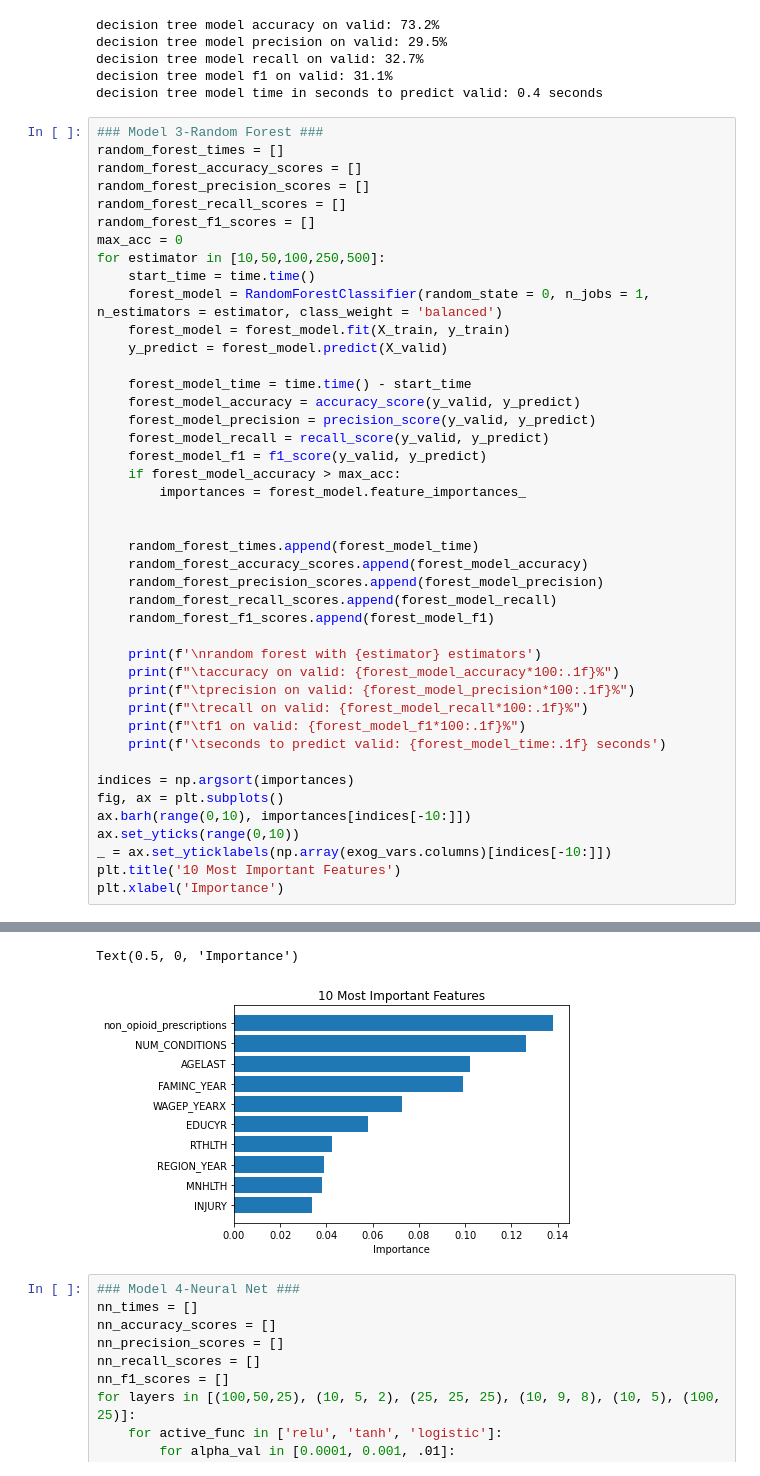
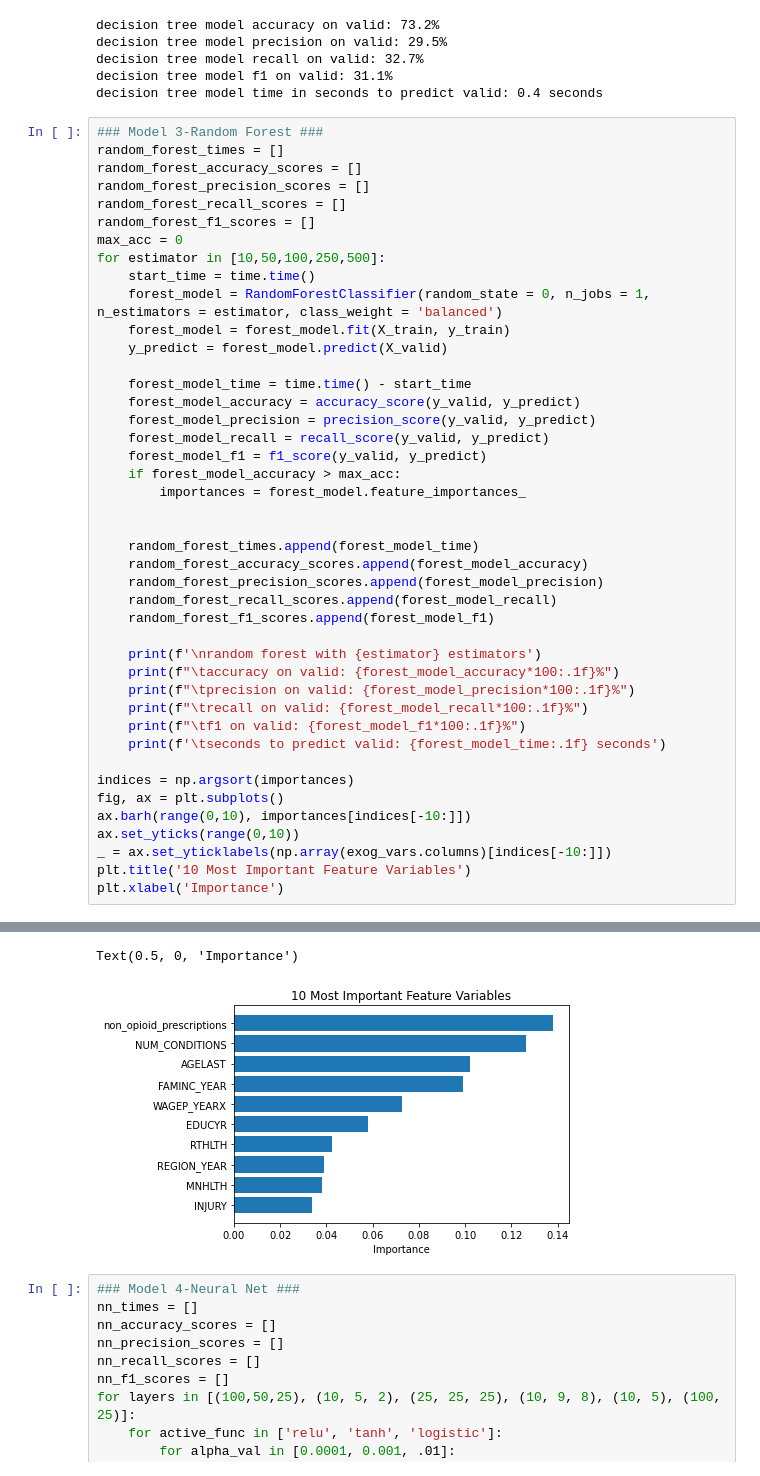
Before and after one commit to angelathe/classifying-opioid-use, a Jupyter notebook: models.ipynb, the cells around one changed output, grey strips where cells are left out. Saved outputs shown, nothing was run; the diff lists cells and outputs as text.

```diff
--- a/models.ipynb
+++ b/models.ipynb
@@ -154,7 +144,7 @@ fig, ax = plt.subplots()
 ax.barh(range(0,10), importances[indices[-10:]])
 ax.set_yticks(range(0,10))
 _ = ax.set_yticklabels(np.array(exog_vars.columns)[indices[-10:]])
-plt.title('10 Most Important Features')
+plt.title('10 Most Important Feature Variables')
 plt.xlabel('Importance')
 # %% [output]
 random forest with 10 estimators
@@ -177,5 +167,5 @@ random forest with 50 estimators
 Text(0.5, 0, 'Importance')
-[figure, old version]
+[figure, new version]
 # %%
 ### Model 4-Neural Net ###
 nn_times = []
```
Also changed, not shown: parts of 2 cells of this notebook, 1 other file.
